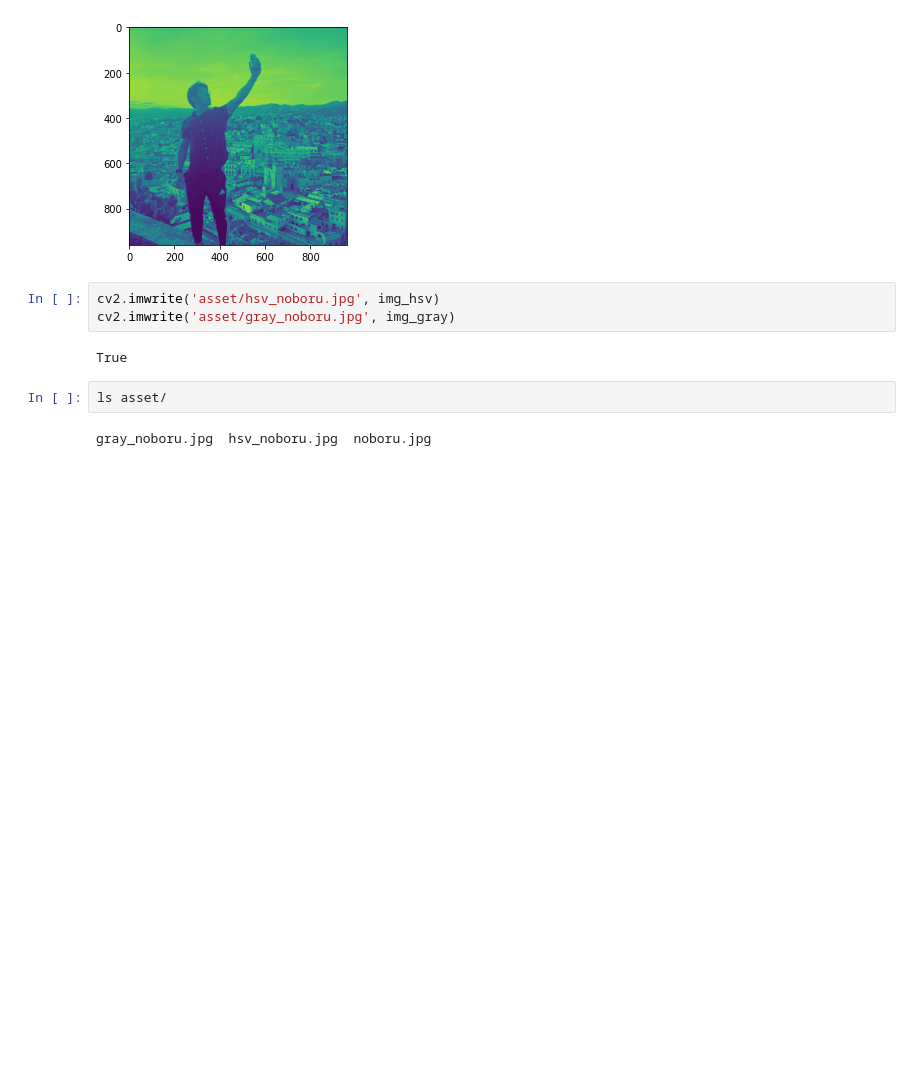
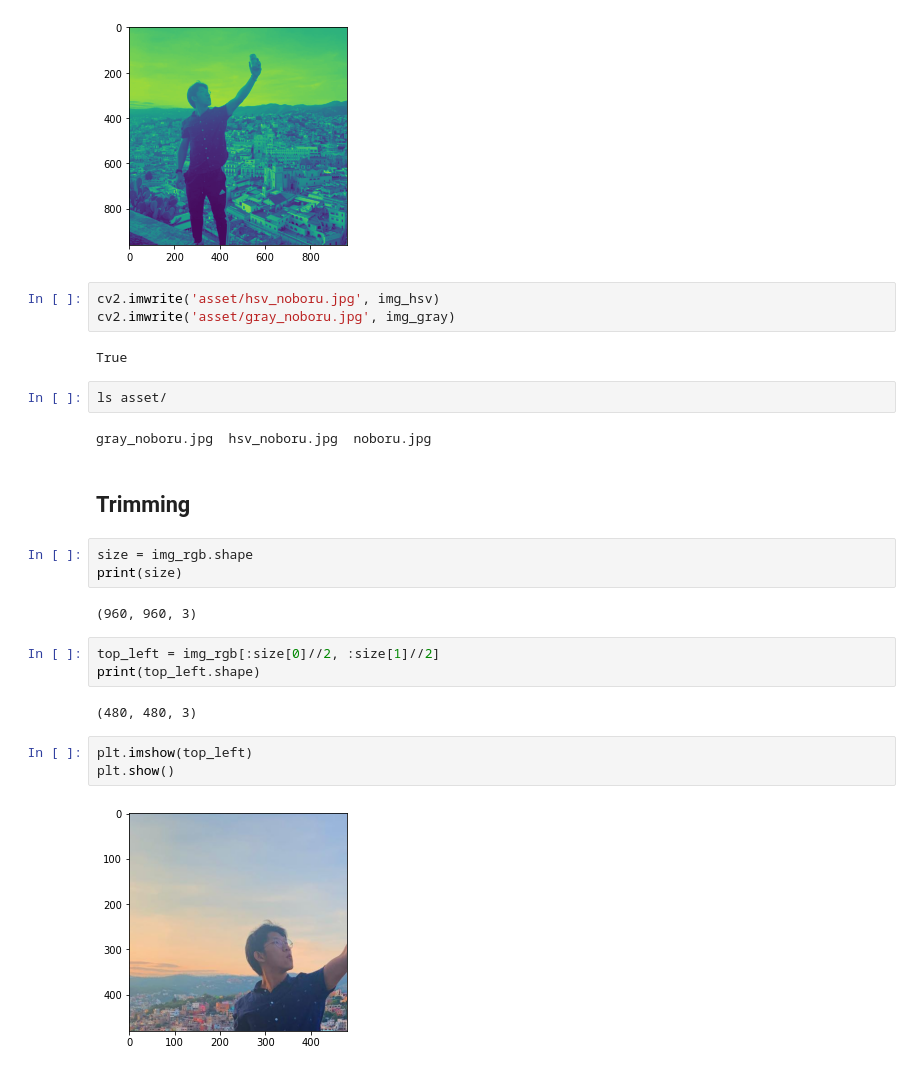
Before and after one commit to nobobobo/ml-handson, a Jupyter notebook: OpenCV_demo.ipynb, the cells around one changed output. Saved outputs shown, nothing was run; the diff lists cells and outputs as text; blank space fills up the shorter version.

```diff
--- a/OpenCV_demo.ipynb
+++ b/OpenCV_demo.ipynb
@@ -91,3 +91,20 @@ True
 ls asset/
 # %% [output]
 gray_noboru.jpg  hsv_noboru.jpg  noboru.jpg
+# %% [markdown]
+## Trimming
+# %%
+size = img_rgb.shape
+print(size)
+# %% [output]
+(960, 960, 3)
+# %%
+top_left = img_rgb[:size[0]//2, :size[1]//2]
+print(top_left.shape)
+# %% [output]
+(480, 480, 3)
+# %%
+plt.imshow(top_left)
+plt.show()
+# %% [output]
+[figure, added]
```
Also changed, not shown: parts of 8 cells of this notebook.
